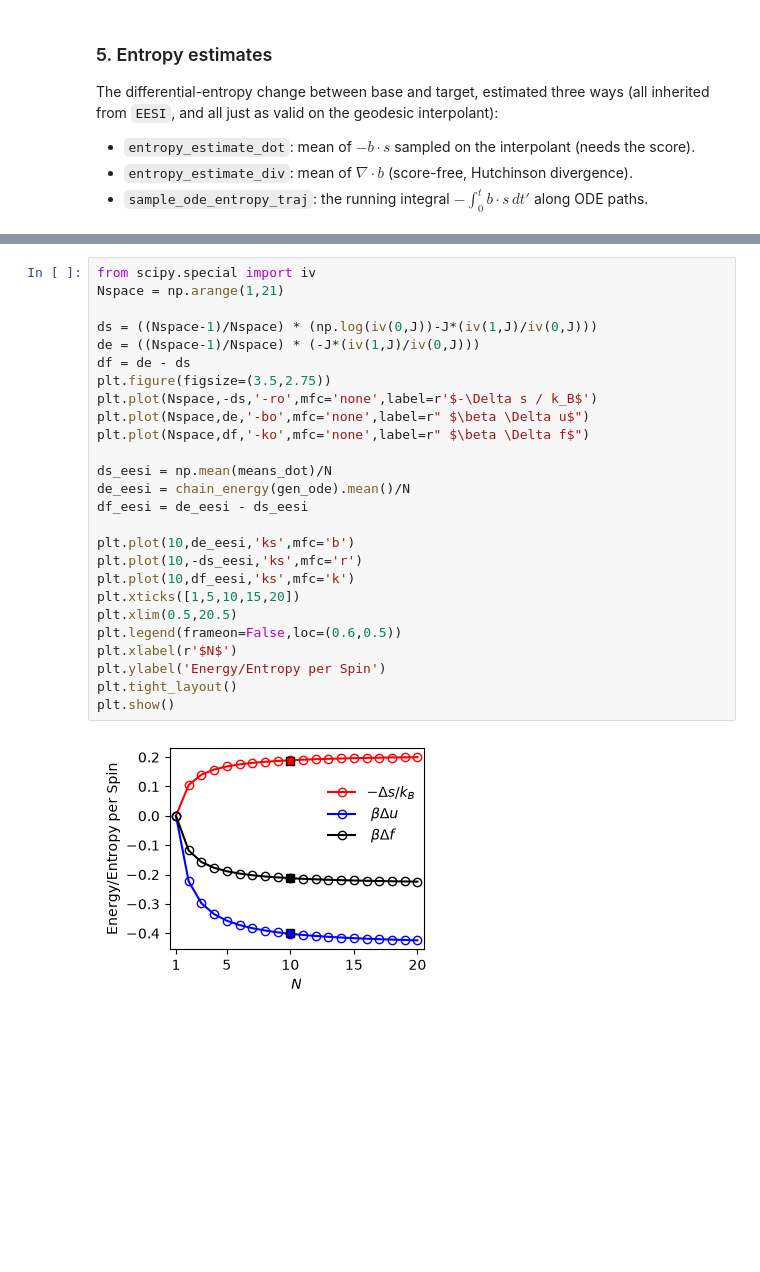
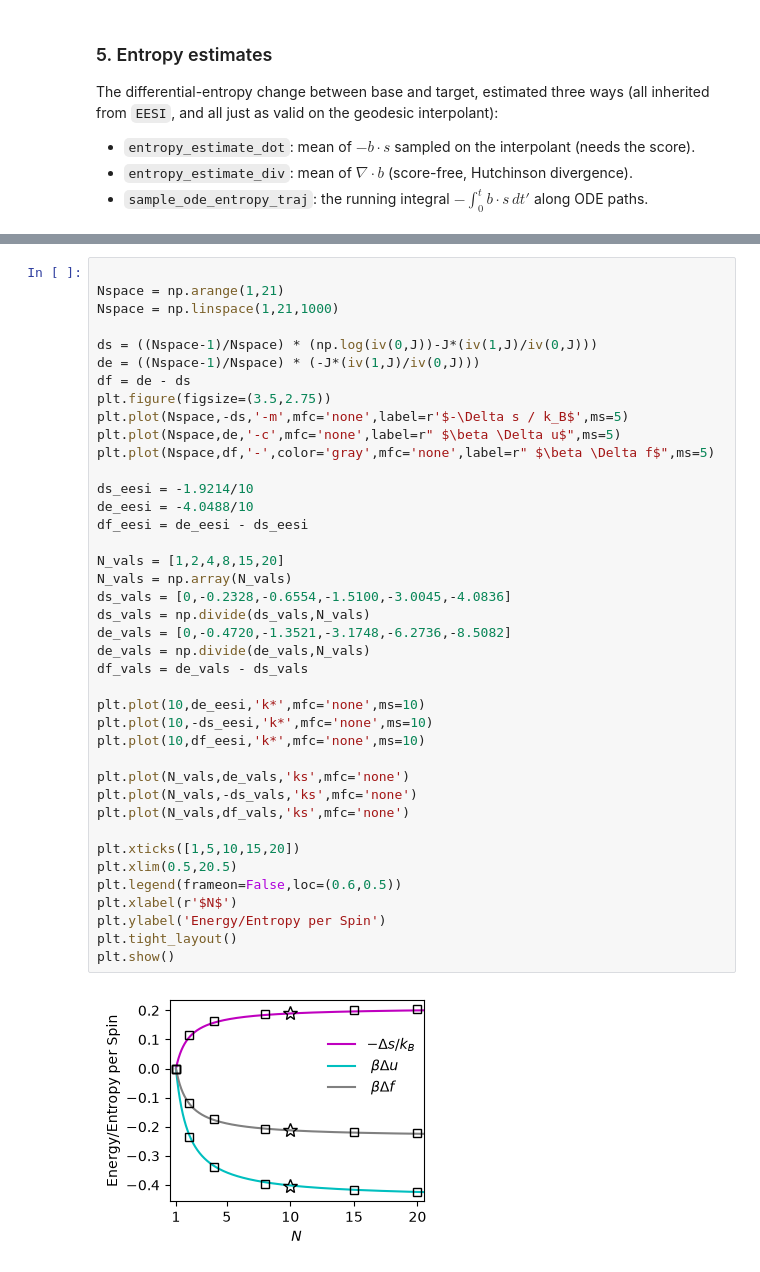
Before and after one commit to Rauscher-Group/eesi, a Jupyter notebook: experiments/XY_chain.ipynb, the cells around one changed output, grey strips where cells are left out. Drawn from its saved outputs; the diff is of its cells as text; blank space fills up the shorter version.

```diff
--- a/experiments/XY_chain.ipynb
+++ b/experiments/XY_chain.ipynb
@@ -273,28 +318,42 @@ entropy estimate (ODE path integral): -1.8538
 # %%
-from scipy.special import iv
+
 Nspace = np.arange(1,21)
+Nspace = np.linspace(1,21,1000)
 
 ds = ((Nspace-1)/Nspace) * (np.log(iv(0,J))-J*(iv(1,J)/iv(0,J)))
 de = ((Nspace-1)/Nspace) * (-J*(iv(1,J)/iv(0,J)))
 df = de - ds
 plt.figure(figsize=(3.5,2.75))
-plt.plot(Nspace,-ds,'-ro',mfc='none',label=r'$-\Delta s / k_B$')
-plt.plot(Nspace,de,'-bo',mfc='none',label=r" $\beta \Delta u$")
-plt.plot(Nspace,df,'-ko',mfc='none',label=r" $\beta \Delta f$")
+plt.plot(Nspace,-ds,'-m',mfc='none',label=r'$-\Delta s / k_B$',ms=5)
+plt.plot(Nspace,de,'-c',mfc='none',label=r" $\beta \Delta u$",ms=5)
+plt.plot(Nspace,df,'-',color='gray',mfc='none',label=r" $\beta \Delta f$",ms=5)
 
-ds_eesi = np.mean(means_dot)/N
-de_eesi = chain_energy(gen_ode).mean()/N
+ds_eesi = -1.9214/10
+de_eesi = -4.0488/10
 df_eesi = de_eesi - ds_eesi
 
-plt.plot(10,de_eesi,'ks',mfc='b')
-plt.plot(10,-ds_eesi,'ks',mfc='r')
-plt.plot(10,df_eesi,'ks',mfc='k')
+N_vals = [1,2,4,8,15,20]
+N_vals = np.array(N_vals)
+ds_vals = [0,-0.2328,-0.6554,-1.5100,-3.0045,-4.0836]
+ds_vals = np.divide(ds_vals,N_vals)
+de_vals = [0,-0.4720,-1.3521,-3.1748,-6.2736,-8.5082]
+de_vals = np.divide(de_vals,N_vals)
+df_vals = de_vals - ds_vals
+
+plt.plot(10,de_eesi,'k*',mfc='none',ms=10)
+plt.plot(10,-ds_eesi,'k*',mfc='none',ms=10)
+plt.plot(10,df_eesi,'k*',mfc='none',ms=10)
+
+plt.plot(N_vals,de_vals,'ks',mfc='none')
+plt.plot(N_vals,-ds_vals,'ks',mfc='none')
+plt.plot(N_vals,df_vals,'ks',mfc='none')
+
 plt.xticks([1,5,10,15,20])
 plt.xlim(0.5,20.5)
 plt.legend(frameon=False,loc=(0.6,0.5))
 plt.xlabel(r'$N$')
 plt.ylabel('Energy/Entropy per Spin')
 plt.tight_layout()
 plt.show()
 # %% [output]
-[figure, old version]
+[figure, new version]
```
Also changed, not shown: parts of 16 cells of this notebook, 15 other files.
